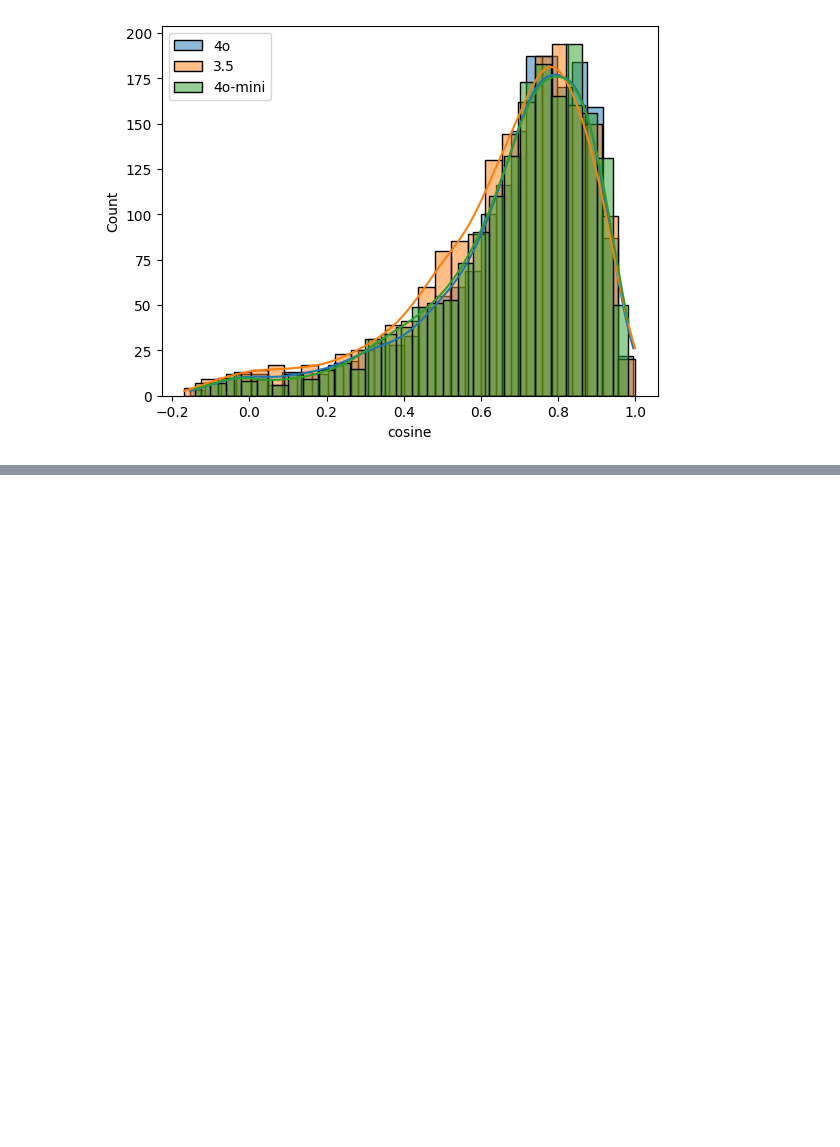
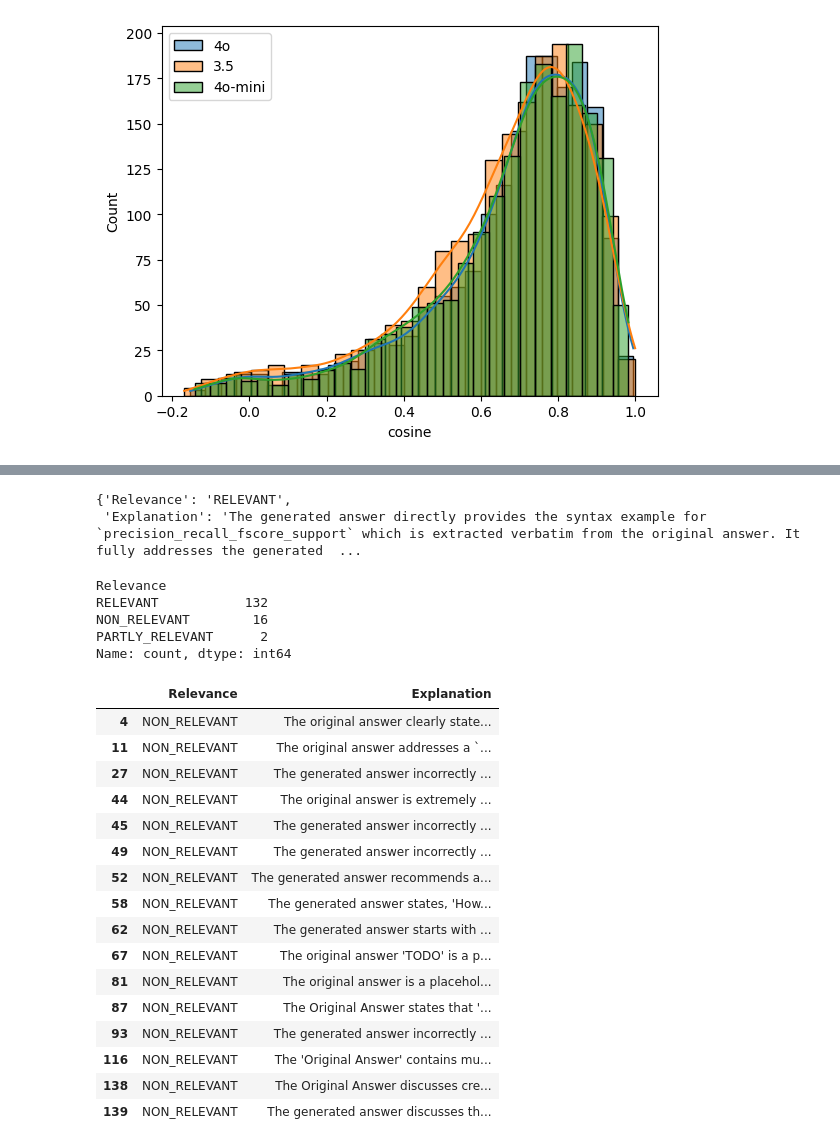
Before and after one commit to quang-g/llm_zoomcamp, a Jupyter notebook: 03-evaluation/rag_evaluation/offline-rag-evaluation.ipynb, the cells around one changed output, grey strips where cells are left out. Cells and saved outputs as stored; diff of their text form; code cells hidden in the pictures; blank space fills up the shorter version.

```diff
--- a/03-evaluation/rag_evaluation/offline-rag-evaluation.ipynb
+++ b/03-evaluation/rag_evaluation/offline-rag-evaluation.ipynb
@@ -344,0 +419,47 @@ plt.legend()
+# %%
+json.loads(answer)
+# %% [output]
+{'Relevance': 'RELEVANT',
+ 'Explanation': 'The generated answer directly provides the syntax example for `precision_recall_fscore_support` which is extracted verbatim from the original answer. It fully addresses the generated  ...
+# %%
+evaluations = []
+
+for record in tqdm(samples):
+    prompt = prompt1_template.format(**record)
+    evaluation = llm(prompt)
+    evaluations.append(evaluation)
+# %%
+json_evaluations = []
+
+for i, str_eval in enumerate(evaluations):
+    json_eval = json.loads(str_eval)
+    json_evaluations.append(json_eval)
+# %%
+df_evaluations = pd.DataFrame(json_evaluations)
+df_evaluations.Relevance.value_counts()
+# %% [output]
+Relevance
+RELEVANT           132
+NON_RELEVANT        16
+PARTLY_RELEVANT      2
+Name: count, dtype: int64
+# %%
+df_evaluations[df_evaluations.Relevance == 'NON_RELEVANT']
+# %% [output]
+|  | Relevance | Explanation |
+| 4 | NON_RELEVANT | The original answer clearly state... |
+| 11 | NON_RELEVANT | The original answer addresses a `... |
+| 27 | NON_RELEVANT | The generated answer incorrectly ... |
+| 44 | NON_RELEVANT | The original answer is extremely ... |
+| 45 | NON_RELEVANT | The generated answer incorrectly ... |
+| 49 | NON_RELEVANT | The generated answer incorrectly ... |
+| 52 | NON_RELEVANT | The generated answer recommends a... |
+| 58 | NON_RELEVANT | The generated answer states, 'How... |
+| 62 | NON_RELEVANT | The generated answer starts with ... |
+| 67 | NON_RELEVANT | The original answer 'TODO' is a p... |
+| 81 | NON_RELEVANT | The original answer is a placehol... |
+| 87 | NON_RELEVANT | The Original Answer states that '... |
+| 93 | NON_RELEVANT | The generated answer incorrectly ... |
+| 116 | NON_RELEVANT | The 'Original Answer' contains mu... |
+| 138 | NON_RELEVANT | The Original Answer discusses cre... |
+| 139 | NON_RELEVANT | The generated answer discusses th... |
```
Also changed, not shown: parts of 15 cells of this notebook, 2 other files.
